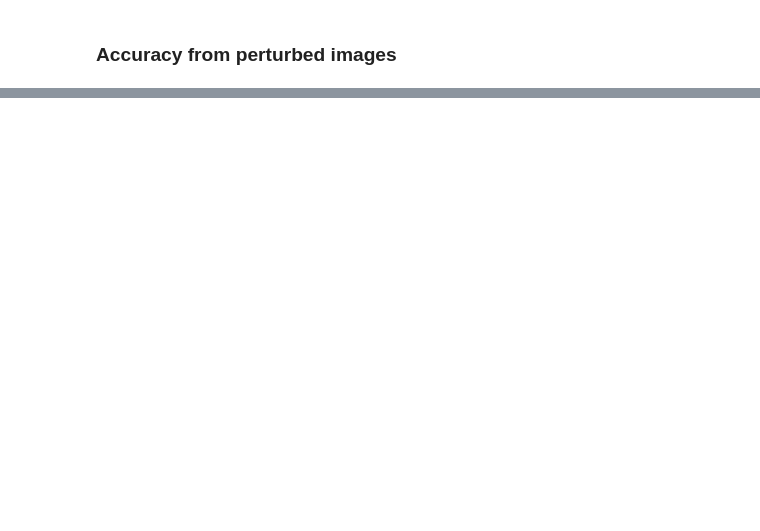
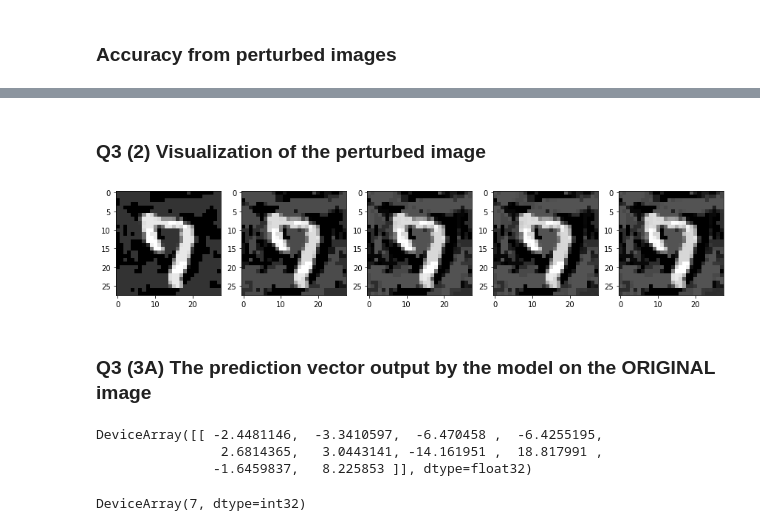
Before and after one commit to armandordorica/ECE1513_A5_Adversarial_training, a Jupyter notebook: ECE1513_A5_V2.ipynb, the cells around one changed output, grey strips where cells are left out. Drawn from its saved outputs; the diff is of its cells as text; code cells hidden in the pictures; blank space fills up the shorter version.

```diff
--- a/ECE1513_A5_V2.ipynb
+++ b/ECE1513_A5_V2.ipynb
@@ -724,0 +689,11 @@ Text(0, 0.5, '$Accuracy$')
+# %% [markdown]
+### **Q3 (2) Visualization of the perturbed image**
+# %%
+plt.figure(figsize=(30, 30))
+for i in range(0,len(perturbed_images)):
+  # print(sample_indexes[i])
+  img = np.reshape(perturbed_images[i], [28,28])
+  plt.subplot(int(len(perturbed_images)/10)+1, 10, i+1)
+  plt.imshow(img, cmap='Greys_r')
+# %% [output]
+[figure, added]
@@ -724,0 +707,17 @@ Text(0, 0.5, '$Accuracy$')
+# %% [markdown]
+### **Q3 (3A) The prediction vector output by the model on the ORIGINAL image**
+# %%
+index  = 1164
+epsilon  = 0.1
+x_original = test_images[index]
+x_original = np.reshape(x_original, [1,28,28,1])
+
+predict_vector_output(x_original)
+# %% [output]
+DeviceArray([[ -2.4481146,  -3.3410597,  -6.470458 ,  -6.4255195,
+                2.6814365,   3.0443141, -14.161951 ,  18.817991 ,
+               -1.6459837,   8.225853 ]], dtype=float32)
+# %%
+np.argmax(predict_vector_output(x_original))
+# %% [output]
+DeviceArray(7, dtype=int32)
```
Also changed, not shown: parts of 39 cells of this notebook.
